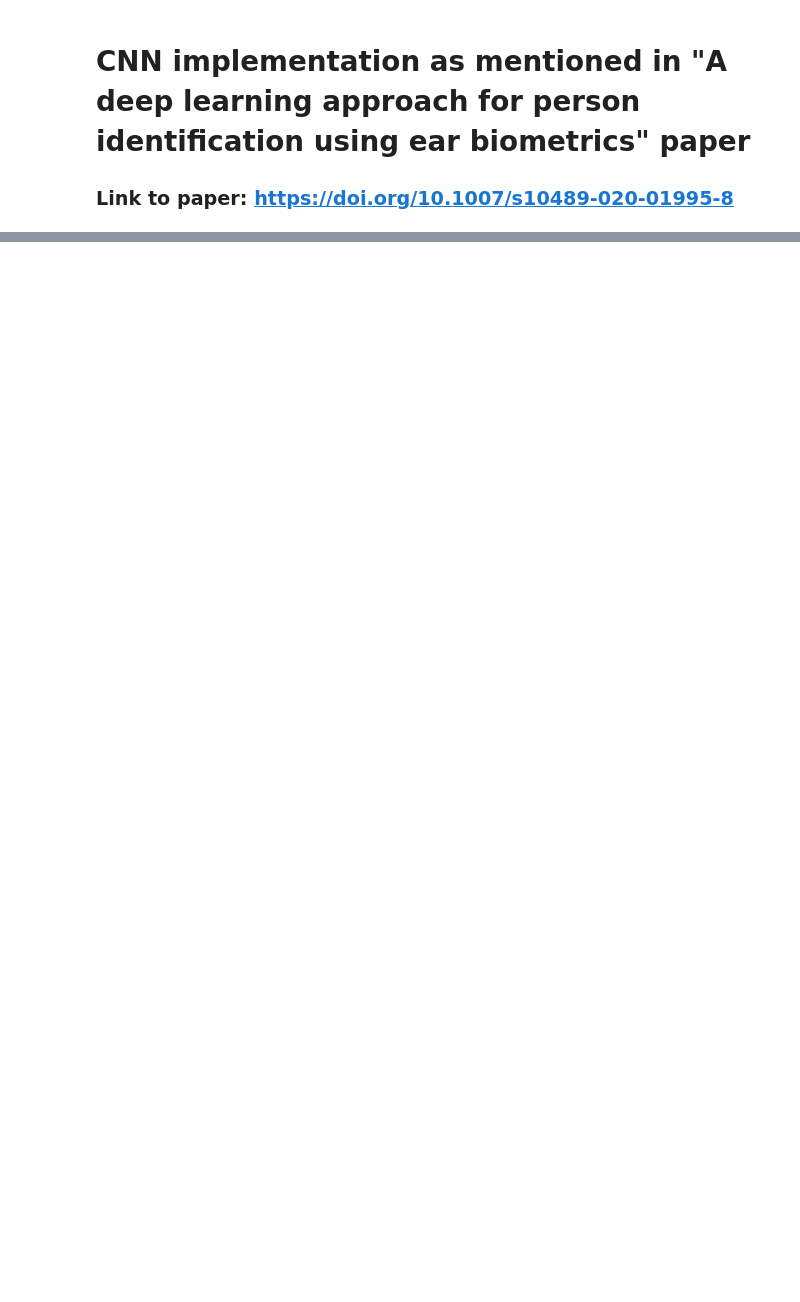
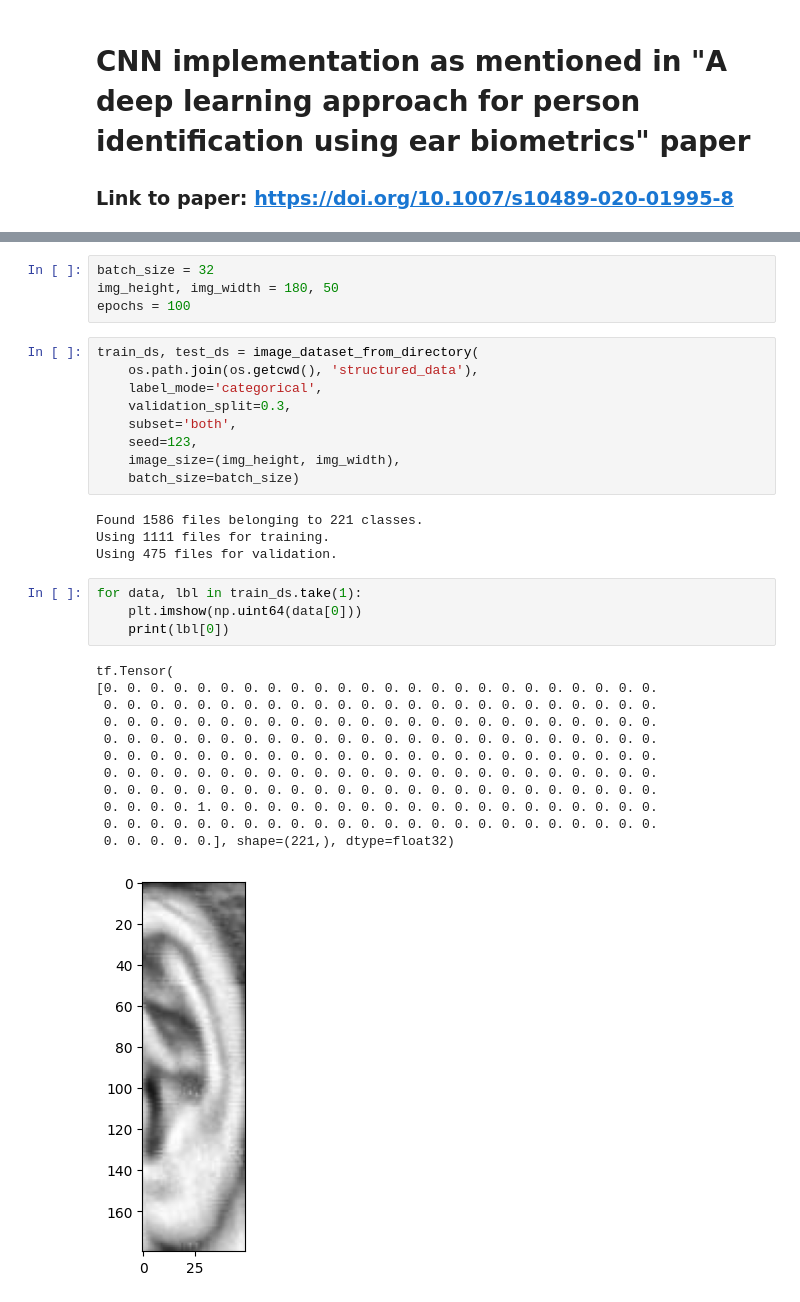
Before and after one commit to Rohanjos97/BioCube, a Jupyter notebook: CNN for ear detection.ipynb, the cells around one changed output, grey strips where cells are left out. Saved outputs shown, nothing was run; the diff lists cells and outputs as text; blank space fills up the shorter version.

```diff
--- a/CNN for ear detection.ipynb
+++ b/CNN for ear detection.ipynb
@@ -11,4 +14,38 @@ from tensorflow.keras.layers import Conv2D, MaxPooling2D, Flatten, BatchNormaliz
 from tensorflow.keras.models import Sequential
+# %%
+batch_size = 32
+img_height, img_width = 180, 50
+epochs = 100
+# %%
+train_ds, test_ds = image_dataset_from_directory(
+    os.path.join(os.getcwd(), 'structured_data'),
+    label_mode='categorical',
+    validation_split=0.3,
+    subset='both',
+    seed=123,
+    image_size=(img_height, img_width),
+    batch_size=batch_size)
+# %% [output]
+Found 1586 files belonging to 221 classes.
+Using 1111 files for training.
+Using 475 files for validation.
+# %%
+for data, lbl in train_ds.take(1):
+    plt.imshow(np.uint64(data[0]))
+    print(lbl[0])
+# %% [output]
+tf.Tensor(
+[0. 0. 0. 0. 0. 0. 0. 0. 0. 0. 0. 0. 0. 0. 0. 0. 0. 0. 0. 0. 0. 0. 0. 0.
+ 0. 0. 0. 0. 0. 0. 0. 0. 0. 0. 0. 0. 0. 0. 0. 0. 0. 0. 0. 0. 0. 0. 0. 0.
+ 0. 0. 0. 0. 0. 0. 0. 0. 0. 0. 0. 0. 0. 0. 0. 0. 0. 0. 0. 0. 0. 0. 0. 0.
+ 0. 0. 0. 0. 0. 0. 0. 0. 0. 0. 0. 0. 0. 0. 0. 0. 0. 0. 0. 0. 0. 0. 0. 0.
+ 0. 0. 0. 0. 0. 0. 0. 0. 0. 0. 0. 0. 0. 0. 0. 0. 0. 0. 0. 0. 0. 0. 0. 0.
+ 0. 0. 0. 0. 0. 0. 0. 0. 0. 0. 0. 0. 0. 0. 0. 0. 0. 0. 0. 0. 0. 0. 0. 0.
+ 0. 0. 0. 0. 0. 0. 0. 0. 0. 0. 0. 0. 0. 0. 0. 0. 0. 0. 0. 0. 0. 0. 0. 0.
+ 0. 0. 0. 0. 1. 0. 0. 0. 0. 0. 0. 0. 0. 0. 0. 0. 0. 0. 0. 0. 0. 0. 0. 0.
+ 0. 0. 0. 0. 0. 0. 0. 0. 0. 0. 0. 0. 0. 0. 0. 0. 0. 0. 0. 0. 0. 0. 0. 0.
+ 0. 0. 0. 0. 0.], shape=(221,), dtype=float32)
+[figure, added]
 # %%
 model = Sequential()
 
```
Also changed, not shown: parts of 8 cells of this notebook.
